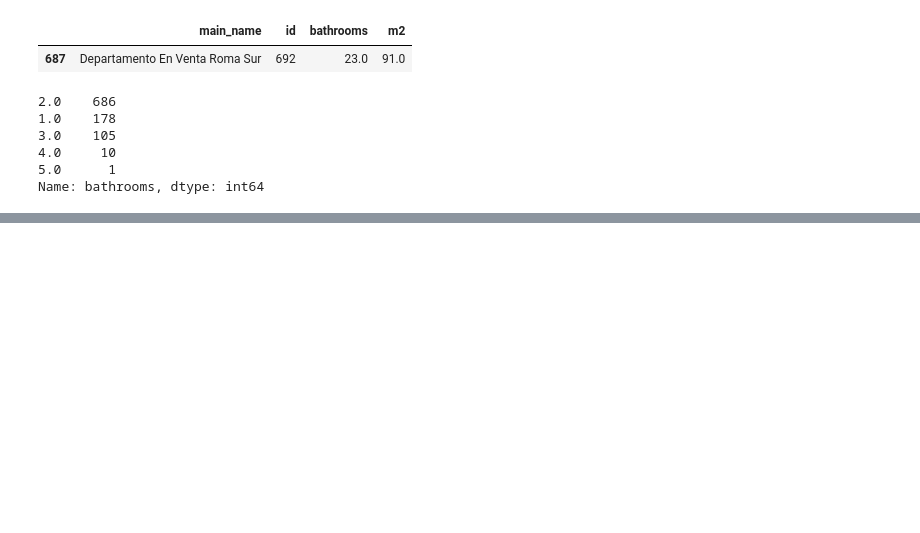
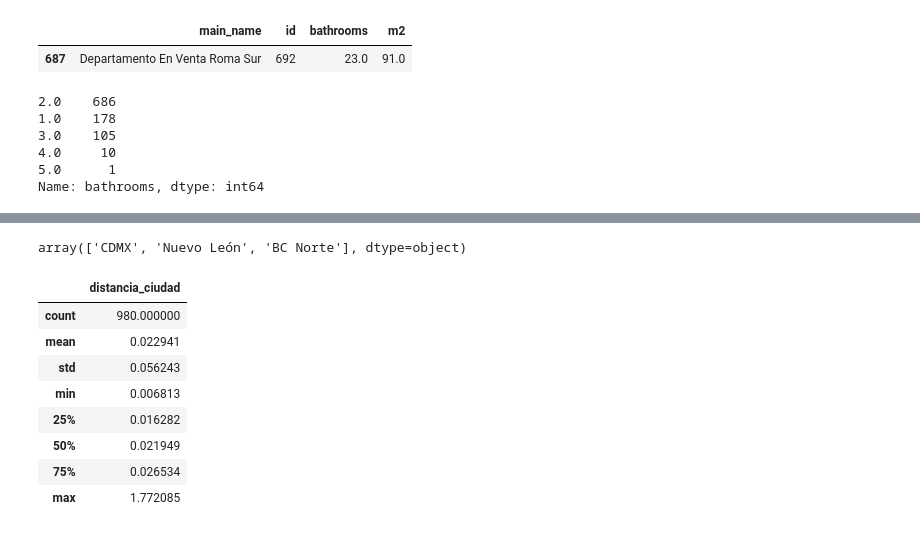
Before and after one commit to joshbrx/DataScience_challenge, a Jupyter notebook: Departamentos_en_la_CDMX.ipynb, the cells around one changed output, grey strips where cells are left out. Saved outputs shown, nothing was run; the diff lists cells and outputs as text; code cells hidden in the pictures; blank space fills up the shorter version.

```diff
--- a/Departamentos_en_la_CDMX.ipynb
+++ b/Departamentos_en_la_CDMX.ipynb
@@ -298,12 +270,0 @@ ValueError: ignored
-# %%
-def correlation_plot(df, variables):
-    fig = px.scatter(df, x=variables, y='price')
-    fig.update_layout(title_text='Correlation Plot')
-    fig.show()
-
-tmp_var = [tmp_func3(x, data_cdmx.columns) for x in range(len(data_cdmx.columns))]
-tmp_var = list(filter(lambda x: x is not None, tmp_var))
-variables = data_cdmx.columns[tmp_var]
-# print(variables)
-
-correlation_plot(data_cdmx, variables)
@@ -344,0 +376,43 @@ StopIteration: ignored
+# %%
+# Se define una nueva columna para guardar el estado en que se encuentra
+def tmp_func4(x):
+    tmp_list = np.array([-117.0, -100, -99])
+    tmp_var = np.argmin(abs(float(x) - tmp_list))
+    if tmp_var == 0: s = "BC Norte"
+    if tmp_var == 1: s = "Nuevo León"
+    if tmp_var == 2: s = "CDMX"
+    return s
+
+data_cdmx["estado"] = data_cdmx["lon"].apply(tmp_func4)
+data_cdmx["estado"].unique()
+# %% [output]
+array(['CDMX', 'Nuevo León', 'BC Norte'], dtype=object)
+# %%
+# Se define una otra columna para guardar la distancia a la ciudad más cercana
+def tmp_func5(x, columna=data2):
+    tmp_list = []
+    distance = np.empty(len(x))
+    for i in range(len(columna)):
+        punto = re.findall(r"(-?\d+\.\d+)", str(columna.iloc[i]))
+        tmp_list.append([float(punto[0]), float(punto[1])])
+    tmp_list = np.matrix(tmp_list)
+
+    for i in range(len(x)):
+        X = np.min(abs(x["lon"].iloc[i] - tmp_list[:,0]))
+        Y = np.min(abs(x["lat"].iloc[i] - tmp_list[:,1]))
+        distance[i] = np.min(np.sqrt(X**2 + Y**2))
+
+    return distance
+
+data_cdmx["distancia_ciudad"] = tmp_func5(data_cdmx)
+data_cdmx[["distancia_ciudad"]].describe()
+# %% [output]
+|  | distancia_ciudad |
+| count | 980.000000 |
+| mean | 0.022941 |
+| std | 0.056243 |
+| min | 0.006813 |
+| 25% | 0.016282 |
+| 50% | 0.021949 |
+| 75% | 0.026534 |
+| max | 1.772085 |
```
Also changed, not shown: parts of 17 cells of this notebook.
